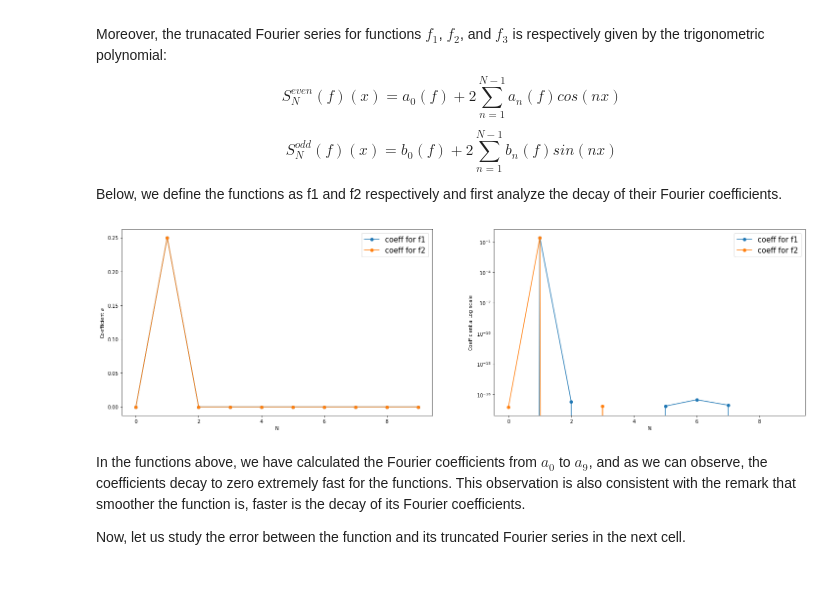
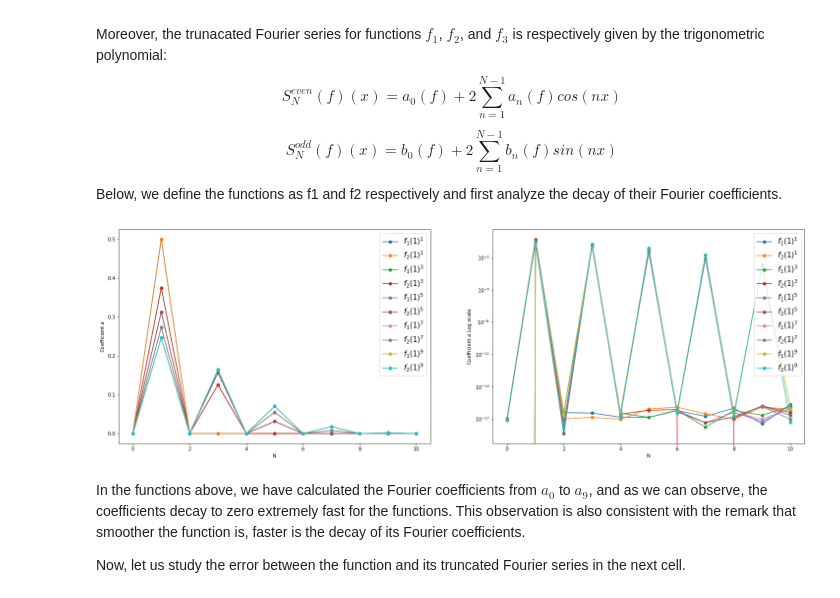
Before and after one commit to vrushank-agrawal/MAA106, a Jupyter notebook: MAA106 - project.ipynb, the cells around one changed output. Saved outputs shown, nothing was run; the diff lists cells and outputs as text; code cells hidden in the pictures.

```diff
--- a/MAA106 - project.ipynb
+++ b/MAA106 - project.ipynb
@@ -76,51 +76,57 @@ Below, we define the functions as f1 and f2 respectively and first analyze the d
 # %%
 def f1(x, pow = 1):
     return np.sin(x) ** pow
 
 def f2(x, pow = 1):
     return np.cos(x) ** pow
 
 def a(f, n, pow = 1):                                                          #calculates a single coefficient
     func = lambda x : f(x, pow) * np.cos(n * x)
     return integrate.quad(func, 0, math.pi)
 
 def b(f, n, pow = 1):                                                          #calculates a single coefficient
     func = lambda x : f(x, pow) * np.sin(n * x)
     return integrate.quad(func, 0, math.pi)
 
-def Fourier_coeff_even(f):                                                     #calculates fourier coefficients upto N
-    coeff, err = np.zeros(10), np.zeros(10)
-    for i in range(10):
-        coeff[i], err[i] = a(f, i)
-    return coeff / (2*math.pi), err
+def Fourier_coeff_even(f, pow = 1):                                            #calculates fourier coefficients upto N
+    coeff, err = np.zeros(11), np.zeros(11)
+    for i in range(11):
+        coeff[i], err[i] = a(f, i, pow)
+    return np.abs(coeff / math.pi), err
 
-def Fourier_coeff_odd(f):                                                      #calculates fourier coefficients upto N
-    coeff, err = np.zeros(10), np.zeros(10)
-    for i in range(10):
-        coeff[i], err[i] = b(f, i)
-    return coeff / (2*math.pi), err
+def Fourier_coeff_odd(f, pow = 1):                                             #calculates fourier coefficients upto N
+    coeff, err = np.zeros(11), np.zeros(11)
+    for i in range(11):
+        coeff[i], err[i] = b(f, i, pow)
+    return np.abs(coeff / math.pi), err
 
-tabk = np.arange(0,10,1)
-coeff_f1, err_f1 = Fourier_coeff_odd(f1)
-coeff_f2, err_f2 = Fourier_coeff_even(f2)
+coeff_odd = [[] for i in range(5)]
+coeff_even = [[] for i in range(5)]
 
-plt.figure(figsize=(25, 7))
+tabk = np.arange(0,11,1)
+for i in range(5):
+    coeff_odd[i], temp = Fourier_coeff_odd(f1, (2*i +1))
+    coeff_even[i], temp = Fourier_coeff_even(f2, (2*i +1))
+
+plt.figure(figsize=(25, 8))
 plt.subplot(1,2,1)
-plt.plot(tabk, coeff_f1, marker='o', label='coeff for f1')
-plt.plot(tabk, coeff_f2, marker='o', label='coeff for f2')
+for i in range(5):
+    plt.plot( tabk, coeff_odd[i], marker='o', label= f'$f_1(1)^{2*i + 1}$')
+    plt.plot( tabk, coeff_even[i], marker='o', label= f'$f_2(1)^{2*i + 1}$')
 plt.xlabel('N')
 plt.ylabel('Coefficient $a$')
-plt.legend(fontsize=15)
+plt.legend(fontsize=15, loc='upper right')
 plt.subplot(1,2,2)
-plt.plot(tabk, coeff_f1, marker='o', label='coeff for f1')
-plt.plot(tabk, coeff_f2, marker='o', label='coeff for f2')
+for i in range(5):
+    plt.plot( tabk, coeff_odd[i], marker='o', label= f'$f_1(1)^{2*i + 1}$')
+    plt.plot( tabk, coeff_even[i], marker='o', label= f'$f_2(1)^{2*i + 1}$')
 plt.xlabel('N')
 plt.yscale('log')
 plt.ylabel('Coefficient $a$ Log scale')
 plt.legend(fontsize=15)
 plt.show()
 # %% [output]
-[figure, old version]
+[figure, new version]
 # %% [markdown]
 In the functions above, we have calculated the Fourier coefficients from $a_0$ to $a_9$, and as we can observe, the coefficients decay to zero extremely fast for the functions. This observation is also consistent with the remark that smoother the function is, faster is the decay of its Fourier coefficients.
 
```
Also changed, not shown: parts of 5 cells of this notebook.
